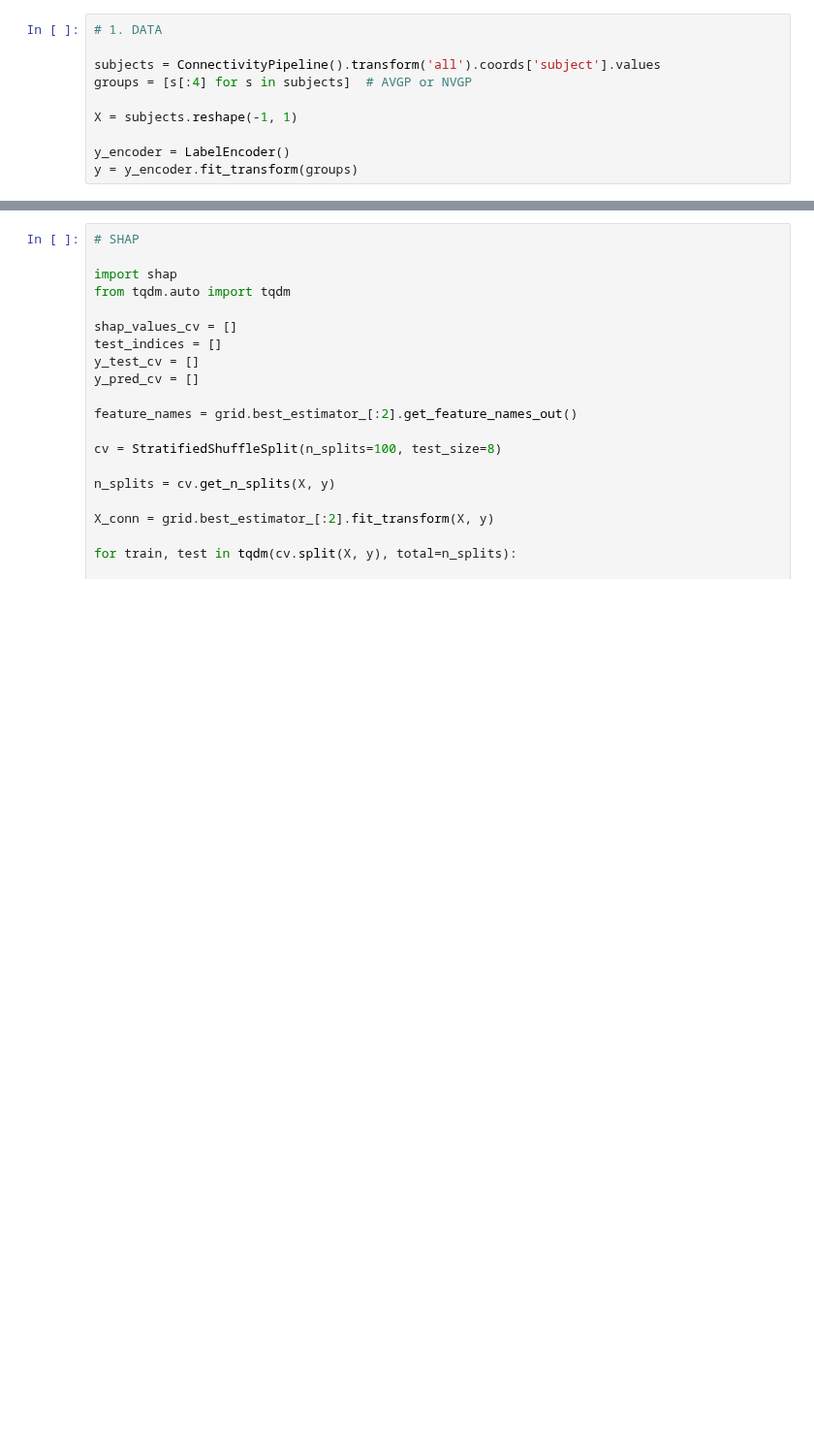
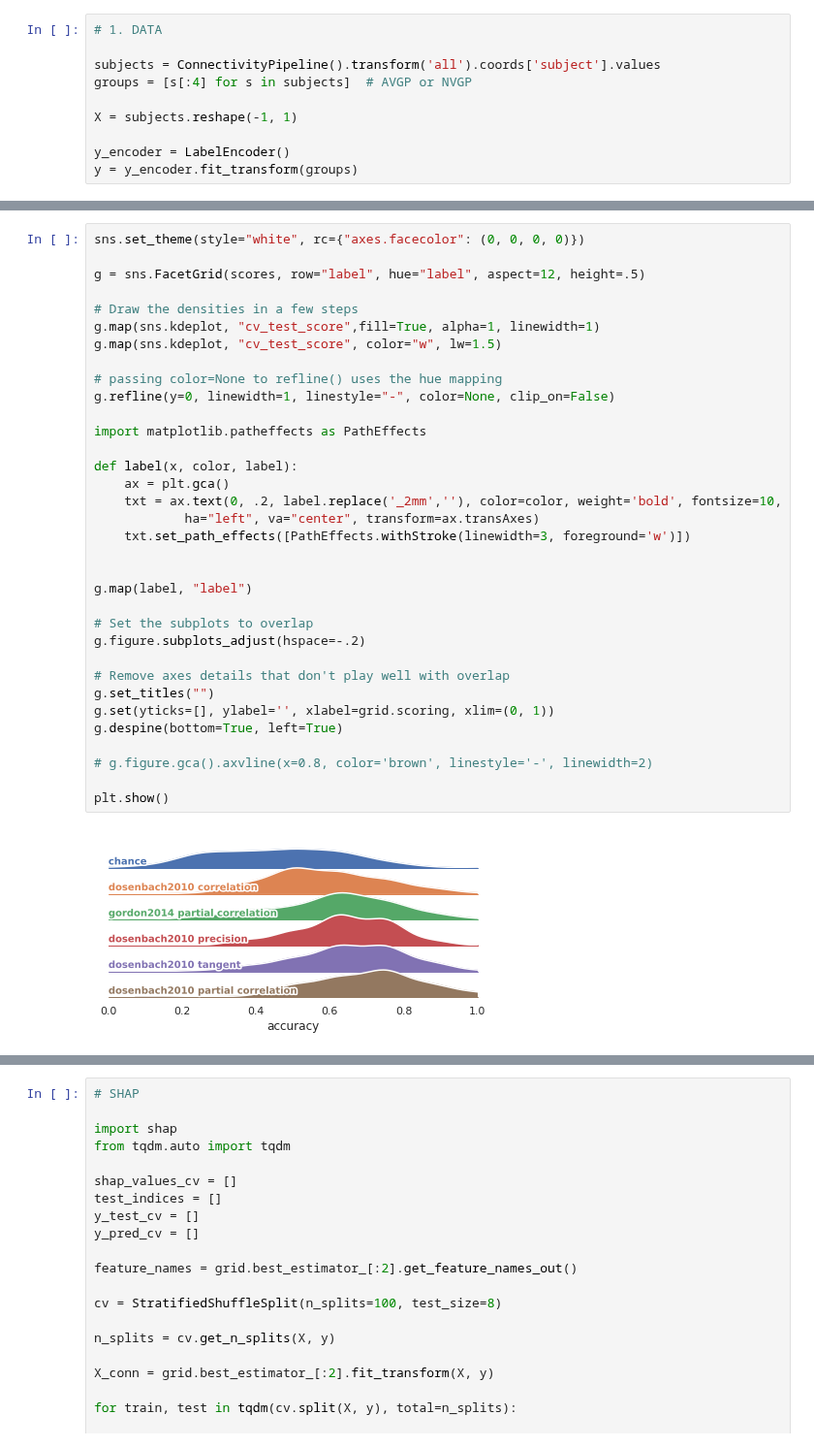
Before and after one commit to morteza/ACNets, a Jupyter notebook: notebooks/1 Connectivity Classifier.ipynb, the cells around one changed output, grey strips where cells are left out. Shown at 97% size. Drawn from its saved outputs; the diff is of its cells as text; blank space fills up the shorter version.

```diff
--- a/notebooks/1 Connectivity Classifier.ipynb
+++ b/notebooks/1 Connectivity Classifier.ipynb
@@ -254,0 +288,36 @@ plt.show()
+# %%
+sns.set_theme(style="white", rc={"axes.facecolor": (0, 0, 0, 0)})
+
+g = sns.FacetGrid(scores, row="label", hue="label", aspect=12, height=.5)
+
+# Draw the densities in a few steps
+g.map(sns.kdeplot, "cv_test_score",fill=True, alpha=1, linewidth=1)
+g.map(sns.kdeplot, "cv_test_score", color="w", lw=1.5)
+
+# passing color=None to refline() uses the hue mapping
+g.refline(y=0, linewidth=1, linestyle="-", color=None, clip_on=False)
+
+import matplotlib.patheffects as PathEffects
+
+def label(x, color, label):
+    ax = plt.gca()
+    txt = ax.text(0, .2, label.replace('_2mm',''), color=color, weight='bold', fontsize=10,
+            ha="left", va="center", transform=ax.transAxes)
+    txt.set_path_effects([PathEffects.withStroke(linewidth=3, foreground='w')])
+
+
+g.map(label, "label")
+
+# Set the subplots to overlap
+g.figure.subplots_adjust(hspace=-.2)
+
+# Remove axes details that don't play well with overlap
+g.set_titles("")
+g.set(yticks=[], ylabel='', xlabel=grid.scoring, xlim=(0, 1))
+g.despine(bottom=True, left=True)
+
+# g.figure.gca().axvline(x=0.8, color='brown', linestyle='-', linewidth=2)
+
+plt.show()
+# %% [output]
+[figure, added]
```
Also changed, not shown: parts of 9 cells of this notebook.
